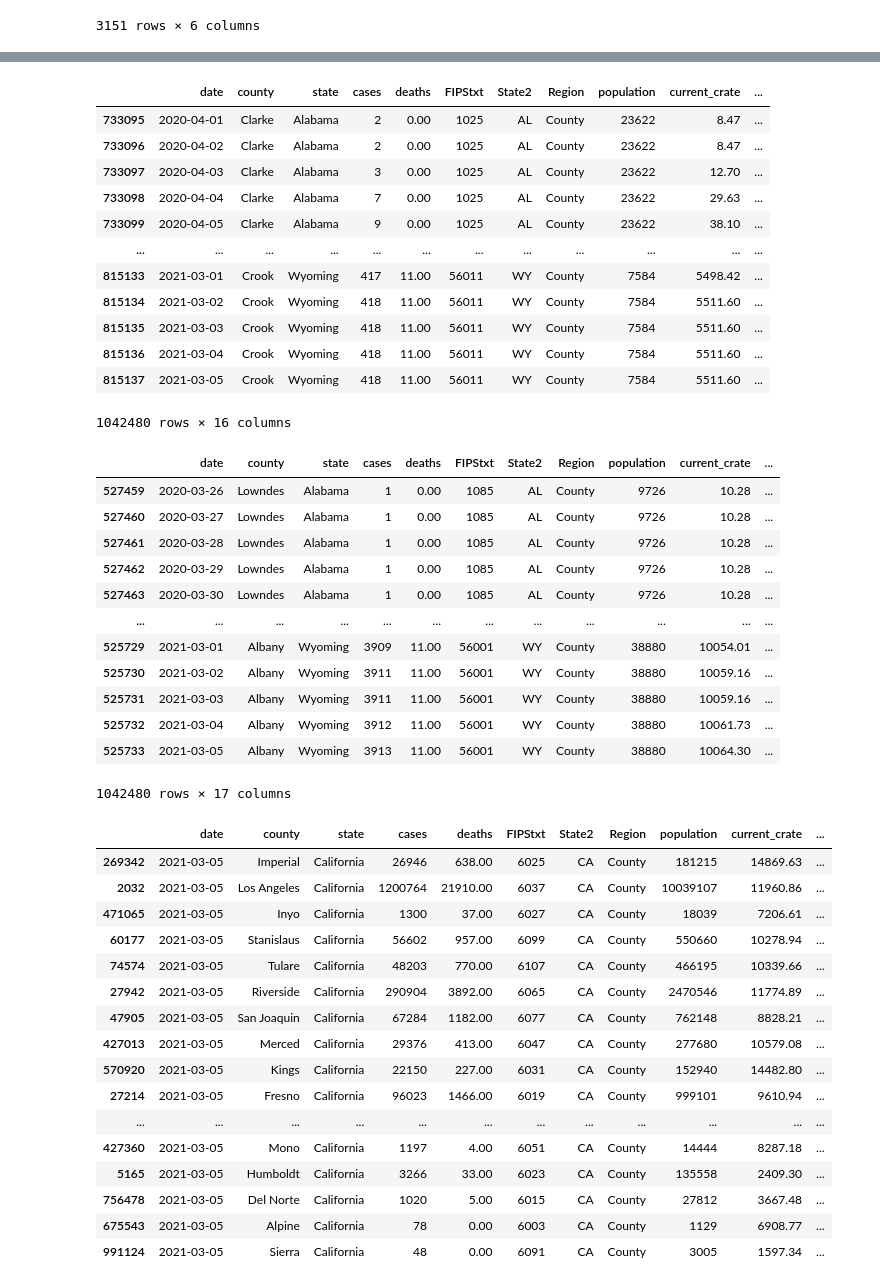
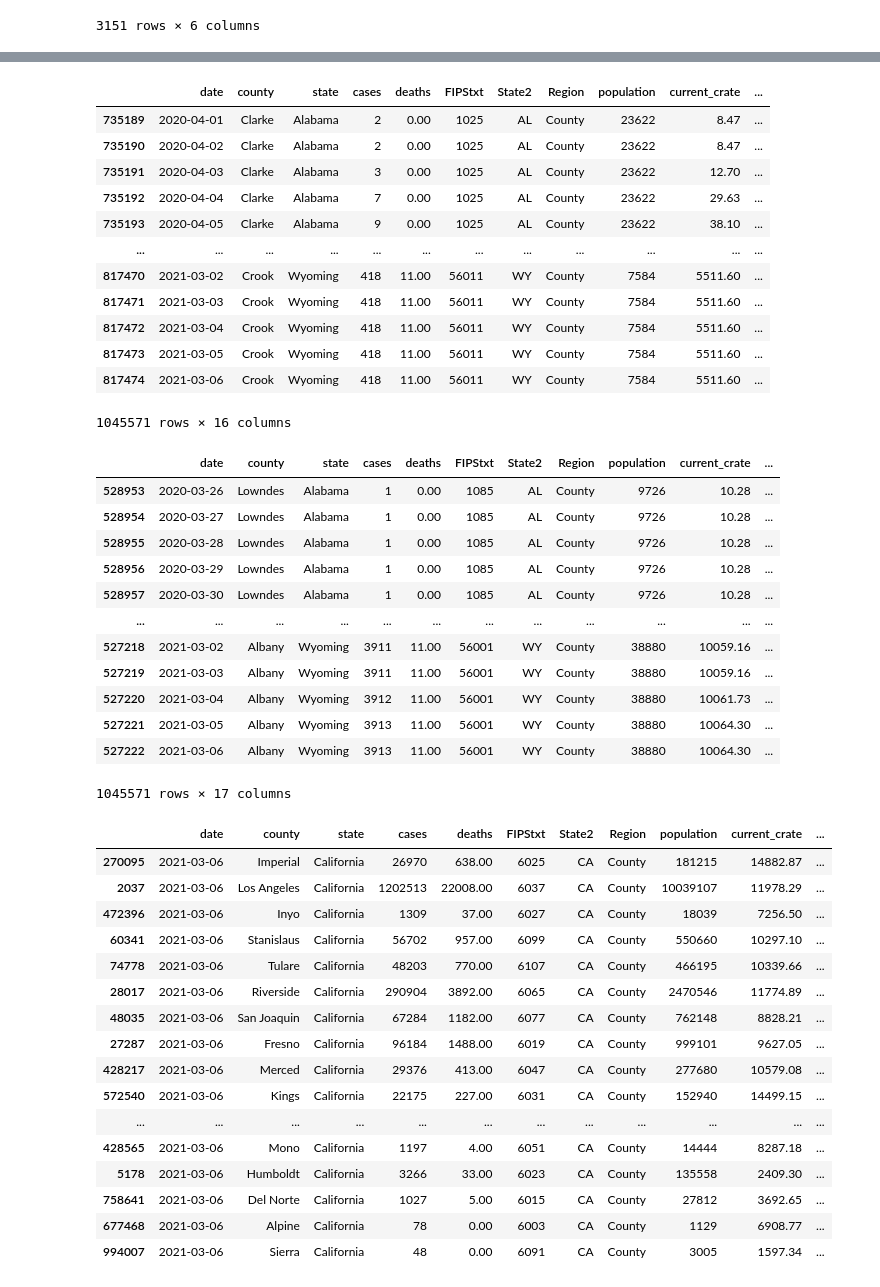
Before and after one commit to menlodoug/covid_crunching, a Jupyter notebook: pandas/COVID_USA.ipynb, the cells around one changed output, grey strips where cells are left out. Drawn from its saved outputs; the diff is of its cells as text; code cells hidden in the pictures.

```diff
--- a/pandas/COVID_USA.ipynb
+++ b/pandas/COVID_USA.ipynb
@@ -94,7 +94,7 @@ counties
 # %%
 # Isolate data from most current day.
 
-counties_us = counties[(counties['date'] == '2021-03-05') & (counties['Region'] == 'County')]
+counties_us = counties[(counties['date'] == '2021-03-06') & (counties['Region'] == 'County')]
 counties_us
 # %% [output]
 |  | date | county | state | cases | deaths | FIPStxt | State2 | Region | population | current_crate | ... |
@@ -208,18 +208,18 @@ usa['case_day'] = usa.groupby(['state','county']).cases.diff().fillna(usa.cases)
 usa
 # %% [output]
 |  | date | county | state | cases | deaths | FIPStxt | State2 | Region | population | current_crate | ... |
-| 733095 | 2020-04-01 | Clarke | Alabama | 2 | 0.00 | 1025 | AL | County | 23622 | 8.47 | ... |
-| 733096 | 2020-04-02 | Clarke | Alabama | 2 | 0.00 | 1025 | AL | County | 23622 | 8.47 | ... |
-| 733097 | 2020-04-03 | Clarke | Alabama | 3 | 0.00 | 1025 | AL | County | 23622 | 12.70 | ... |
-| 733098 | 2020-04-04 | Clarke | Alabama | 7 | 0.00 | 1025 | AL | County | 23622 | 29.63 | ... |
-| 733099 | 2020-04-05 | Clarke | Alabama | 9 | 0.00 | 1025 | AL | County | 23622 | 38.10 | ... |
+| 735189 | 2020-04-01 | Clarke | Alabama | 2 | 0.00 | 1025 | AL | County | 23622 | 8.47 | ... |
+| 735190 | 2020-04-02 | Clarke | Alabama | 2 | 0.00 | 1025 | AL | County | 23622 | 8.47 | ... |
+| 735191 | 2020-04-03 | Clarke | Alabama | 3 | 0.00 | 1025 | AL | County | 23622 | 12.70 | ... |
+| 735192 | 2020-04-04 | Clarke | Alabama | 7 | 0.00 | 1025 | AL | County | 23622 | 29.63 | ... |
+| 735193 | 2020-04-05 | Clarke | Alabama | 9 | 0.00 | 1025 | AL | County | 23622 | 38.10 | ... |
 | ... | ... | ... | ... | ... | ... | ... | ... | ... | ... | ... | ... |
-| 815133 | 2021-03-01 | Crook | Wyoming | 417 | 11.00 | 56011 | WY | County | 7584 | 5498.42 | ... |
-| 815134 | 2021-03-02 | Crook | Wyoming | 418 | 11.00 | 56011 | WY | County | 7584 | 5511.60 | ... |
-| 815135 | 2021-03-03 | Crook | Wyoming | 418 | 11.00 | 56011 | WY | County | 7584 | 5511.60 | ... |
-| 815136 | 2021-03-04 | Crook | Wyoming | 418 | 11.00 | 56011 | WY | County | 7584 | 5511.60 | ... |
-| 815137 | 2021-03-05 | Crook | Wyoming | 418 | 11.00 | 56011 | WY | County | 7584 | 5511.60 | ... |
+| 817470 | 2021-03-02 | Crook | Wyoming | 418 | 11.00 | 56011 | WY | County | 7584 | 5511.60 | ... |
+| 817471 | 2021-03-03 | Crook | Wyoming | 418 | 11.00 | 56011 | WY | County | 7584 | 5511.60 | ... |
+| 817472 | 2021-03-04 | Crook | Wyoming | 418 | 11.00 | 56011 | WY | County | 7584 | 5511.60 | ... |
+| 817473 | 2021-03-05 | Crook | Wyoming | 418 | 11.00 | 56011 | WY | County | 7584 | 5511.60 | ... |
+| 817474 | 2021-03-06 | Crook | Wyoming | 418 | 11.00 | 56011 | WY | County | 7584 | 5511.60 | ... |
-1042480 rows × 16 columns
+1045571 rows × 16 columns
 # %%
 # Break out daily death data from the New York Times csv that is cumulative in nature
 
@@ -228,18 +228,18 @@ usa['death_day'] = usa.groupby(['state','county']).deaths.diff().fillna(usa.deat
 usa
 # %% [output]
 |  | date | county | state | cases | deaths | FIPStxt | State2 | Region | population | current_crate | ... |
-| 527459 | 2020-03-26 | Lowndes | Alabama | 1 | 0.00 | 1085 | AL | County | 9726 | 10.28 | ... |
-| 527460 | 2020-03-27 | Lowndes | Alabama | 1 | 0.00 | 1085 | AL | County | 9726 | 10.28 | ... |
-| 527461 | 2020-03-28 | Lowndes | Alabama | 1 | 0.00 | 1085 | AL | County | 9726 | 10.28 | ... |
-| 527462 | 2020-03-29 | Lowndes | Alabama | 1 | 0.00 | 1085 | AL | County | 9726 | 10.28 | ... |
-| 527463 | 2020-03-30 | Lowndes | Alabama | 1 | 0.00 | 1085 | AL | County | 9726 | 10.28 | ... |
+| 528953 | 2020-03-26 | Lowndes | Alabama | 1 | 0.00 | 1085 | AL | County | 9726 | 10.28 | ... |
+| 528954 | 2020-03-27 | Lowndes | Alabama | 1 | 0.00 | 1085 | AL | County | 9726 | 10.28 | ... |
+| 528955 | 2020-03-28 | Lowndes | Alabama | 1 | 0.00 | 1085 | AL | County | 9726 | 10.28 | ... |
+| 528956 | 2020-03-29 | Lowndes | Alabama | 1 | 0.00 | 1085 | AL | County | 9726 | 10.28 | ... |
+| 528957 | 2020-03-30 | Lowndes | Alabama | 1 | 0.00 | 1085 | AL | County | 9726 | 10.28 | ... |
 | ... | ... | ... | ... | ... | ... | ... | ... | ... | ... | ... | ... |
-| 525729 | 2021-03-01 | Albany | Wyoming | 3909 | 11.00 | 56001 | WY | County | 38880 | 10054.01 | ... |
-| 525730 | 2021-03-02 | Albany | Wyoming | 3911 | 11.00 | 56001 | WY | County | 38880 | 10059.16 | ... |
-| 525731 | 2021-03-03 | Albany | Wyoming | 3911 | 11.00 | 56001 | WY | County | 38880 | 10059.16 | ... |
-| 525732 | 2021-03-04 | Albany | Wyoming | 3912 | 11.00 | 56001 | WY | County | 38880 | 10061.73 | ... |
-| 525733 | 2021-03-05 | Albany | Wyoming | 3913 | 11.00 | 56001 | WY | County | 38880 | 10064.30 | ... |
+| 527218 | 2021-03-02 | Albany | Wyoming | 3911 | 11.00 | 56001 | WY | County | 38880 | 10059.16 | ... |
+| 527219 | 2021-03-03 | Albany | Wyoming | 3911 | 11.00 | 56001 | WY | County | 38880 | 10059.16 | ... |
+| 527220 | 2021-03-04 | Albany | Wyoming | 3912 | 11.00 | 56001 | WY | County | 38880 | 10061.73 | ... |
+| 527221 | 2021-03-05 | Albany | Wyoming | 3913 | 11.00 | 56001 | WY | County | 38880 | 10064.30 | ... |
+| 527222 | 2021-03-06 | Albany | Wyoming | 3913 | 11.00 | 56001 | WY | County | 38880 | 10064.30 | ... |
-1042480 rows × 17 columns
+1045571 rows × 17 columns
 # %%
 # Export updated national data to csv for use in Tableau
 
@@ -247,26 +247,26 @@ usa.to_csv('daily_covid_us.csv', index=False)
 # %%
 # Filter California data to show only numbers for today
 
-counties_cal = usa[(usa['date'] == '2021-03-05') & (usa['state'] == 'California')]
+counties_cal = usa[(usa['date'] == '2021-03-06') & (usa['state'] == 'California')]
 counties_cal
 # %% [output]
 |  | date | county | state | cases | deaths | FIPStxt | State2 | Region | population | current_crate | ... |
-| 269342 | 2021-03-05 | Imperial | California | 26946 | 638.00 | 6025 | CA | County | 181215 | 14869.63 | ... |
-| 2032 | 2021-03-05 | Los Angeles | California | 1200764 | 21910.00 | 6037 | CA | County | 10039107 | 11960.86 | ... |
-| 471065 | 2021-03-05 | Inyo | California | 1300 | 37.00 | 6027 | CA | County | 18039 | 7206.61 | ... |
-| 60177 | 2021-03-05 | Stanislaus | California | 56602 | 957.00 | 6099 | CA | County | 550660 | 10278.94 | ... |
-| 74574 | 2021-03-05 | Tulare | California | 48203 | 770.00 | 6107 | CA | County | 466195 | 10339.66 | ... |
-| 27942 | 2021-03-05 | Riverside | California | 290904 | 3892.00 | 6065 | CA | County | 2470546 | 11774.89 | ... |
-| 47905 | 2021-03-05 | San Joaquin | California | 67284 | 1182.00 | 6077 | CA | County | 762148 | 8828.21 | ... |
-| 427013 | 2021-03-05 | Merced | California | 29376 | 413.00 | 6047 | CA | County | 277680 | 10579.08 | ... |
-| 570920 | 2021-03-05 | Kings | California | 22150 | 227.00 | 6031 | CA | County | 152940 | 14482.80 | ... |
-| 27214 | 2021-03-05 | Fresno | California | 96023 | 1466.00 | 6019 | CA | County | 999101 | 9610.94 | ... |
+| 270095 | 2021-03-06 | Imperial | California | 26970 | 638.00 | 6025 | CA | County | 181215 | 14882.87 | ... |
+| 2037 | 2021-03-06 | Los Angeles | California | 1202513 | 22008.00 | 6037 | CA | County | 10039107 | 11978.29 | ... |
+| 472396 | 2021-03-06 | Inyo | California | 1309 | 37.00 | 6027 | CA | County | 18039 | 7256.50 | ... |
+| 60341 | 2021-03-06 | Stanislaus | California | 56702 | 957.00 | 6099 | CA | County | 550660 | 10297.10 | ... |
+| 74778 | 2021-03-06 | Tulare | California | 48203 | 770.00 | 6107 | CA | County | 466195 | 10339.66 | ... |
+| 28017 | 2021-03-06 | Riverside | California | 290904 | 3892.00 | 6065 | CA | County | 2470546 | 11774.89 | ... |
+| 48035 | 2021-03-06 | San Joaquin | California | 67284 | 1182.00 | 6077 | CA | County | 762148 | 8828.21 | ... |
+| 27287 | 2021-03-06 | Fresno | California | 96184 | 1488.00 | 6019 | CA | County | 999101 | 9627.05 | ... |
+| 428217 | 2021-03-06 | Merced | California | 29376 | 413.00 | 6047 | CA | County | 277680 | 10579.08 | ... |
+| 572540 | 2021-03-06 | Kings | California | 22175 | 227.00 | 6031 | CA | County | 152940 | 14499.15 | ... |
 | ... | ... | ... | ... | ... | ... | ... | ... | ... | ... | ... | ... |
-| 427360 | 2021-03-05 | Mono | California | 1197 | 4.00 | 6051 | CA | County | 14444 | 8287.18 | ... |
-| 5165 | 2021-03-05 | Humboldt | California | 3266 | 33.00 | 6023 | CA | County | 135558 | 2409.30 | ... |
-| 756478 | 2021-03-05 | Del Norte | California | 1020 | 5.00 | 6015 | CA | County | 27812 | 3667.48 | ... |
-| 675543 | 2021-03-05 | Alpine | California | 78 | 0.00 | 6003 | CA | County | 1129 | 6908.77 | ... |
-| 991124 | 2021-03-05 | Sierra | California | 48 | 0.00 | 6091 | CA | County | 3005 | 1597.34 | ... |
+| 428565 | 2021-03-06 | Mono | California | 1197 | 4.00 | 6051 | CA | County | 14444 | 8287.18 | ... |
+| 5178 | 2021-03-06 | Humboldt | California | 3266 | 33.00 | 6023 | CA | County | 135558 | 2409.30 | ... |
+| 758641 | 2021-03-06 | Del Norte | California | 1027 | 5.00 | 6015 | CA | County | 27812 | 3692.65 | ... |
+| 677468 | 2021-03-06 | Alpine | California | 78 | 0.00 | 6003 | CA | County | 1129 | 6908.77 | ... |
+| 994007 | 2021-03-06 | Sierra | California | 48 | 0.00 | 6091 | CA | County | 3005 | 1597.34 | ... |
 # %%
 # Show top 10 California counties based on largest current infection rate
 
```
Also changed, not shown: parts of 12 cells of this notebook, 25 other files.
